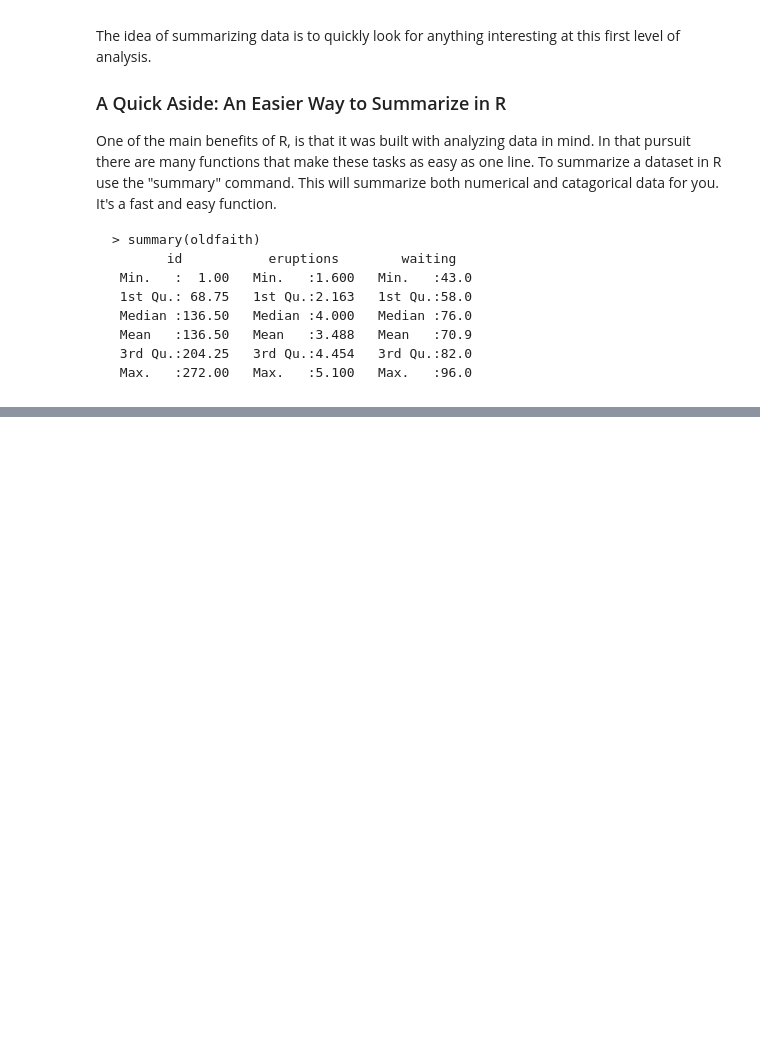
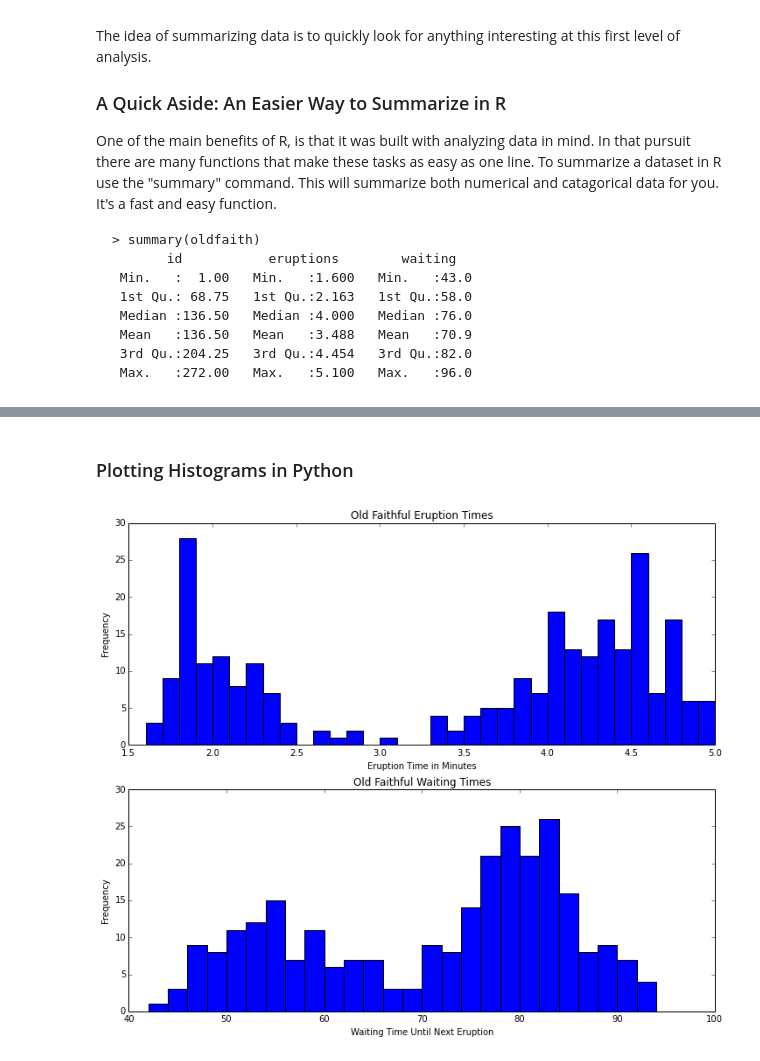
Before and after one commit to bvegetabile/UCI_teaching, a Jupyter notebook: stat67/fall2014/stat67disc2.ipynb, the cells around one changed output, grey strips where cells are left out. Cells and saved outputs as stored; diff of their text form; code cells hidden in the pictures; blank space fills up the shorter version.

```diff
--- a/stat67/fall2014/stat67disc2.ipynb
+++ b/stat67/fall2014/stat67disc2.ipynb
@@ -165,0 +216,18 @@ One of the main benefits of R, is that it was built with analyzing data in mind.
+# %% [markdown]
+### Plotting Histograms in Python
+# %%
+F = plt.figure()
+plt.subplot(211)
+plt.hist(oldfaith['eruptions'], bins=np.arange(0, np.max(oldfaith['eruptions']), 0.1))
+plt.xlabel('Eruption Time in Minutes')
+plt.ylabel('Frequency')
+plt.title('Old Faithful Eruption Times')
+plt.subplot(212)
+plt.hist(oldfaith['waiting'], bins=np.arange(0, np.max(oldfaith['waiting']), 2))
+plt.xlabel('Waiting Time Until Next Eruption')
+plt.ylabel('Frequency')
+plt.title('Old Faithful Waiting Times')
+F.set_size_inches(12,10)
+plt.show()
+# %% [output]
+[figure, added]
```
Also changed, not shown: parts of 40 cells of this notebook.
